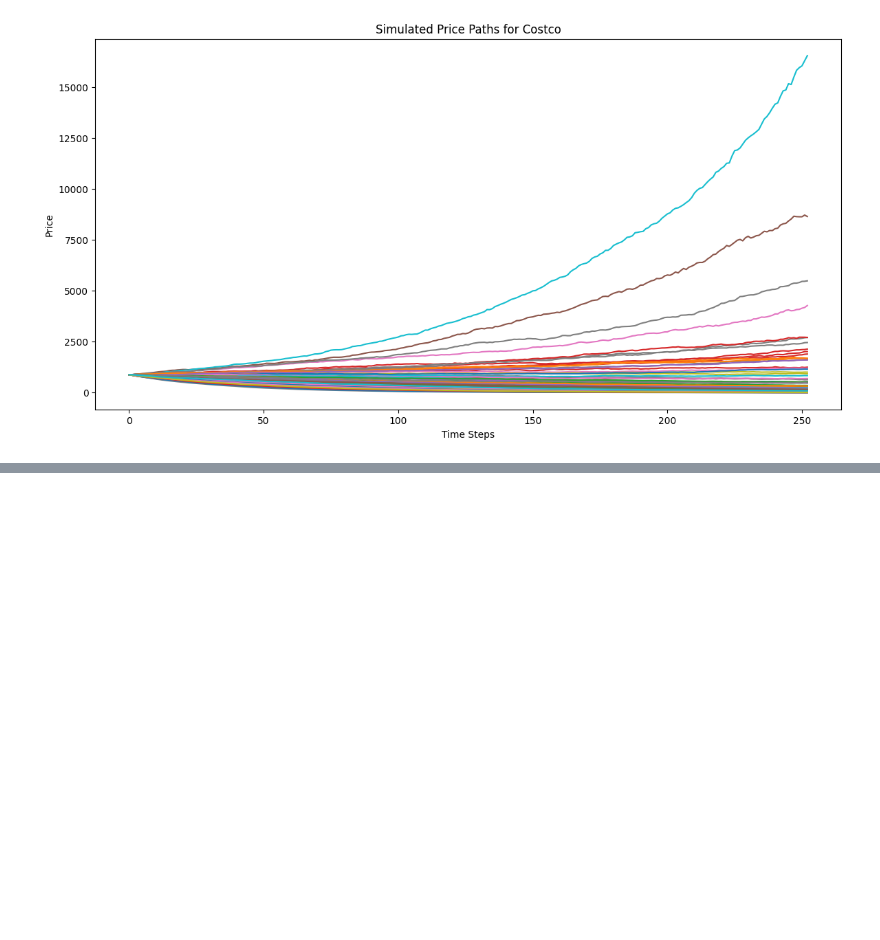
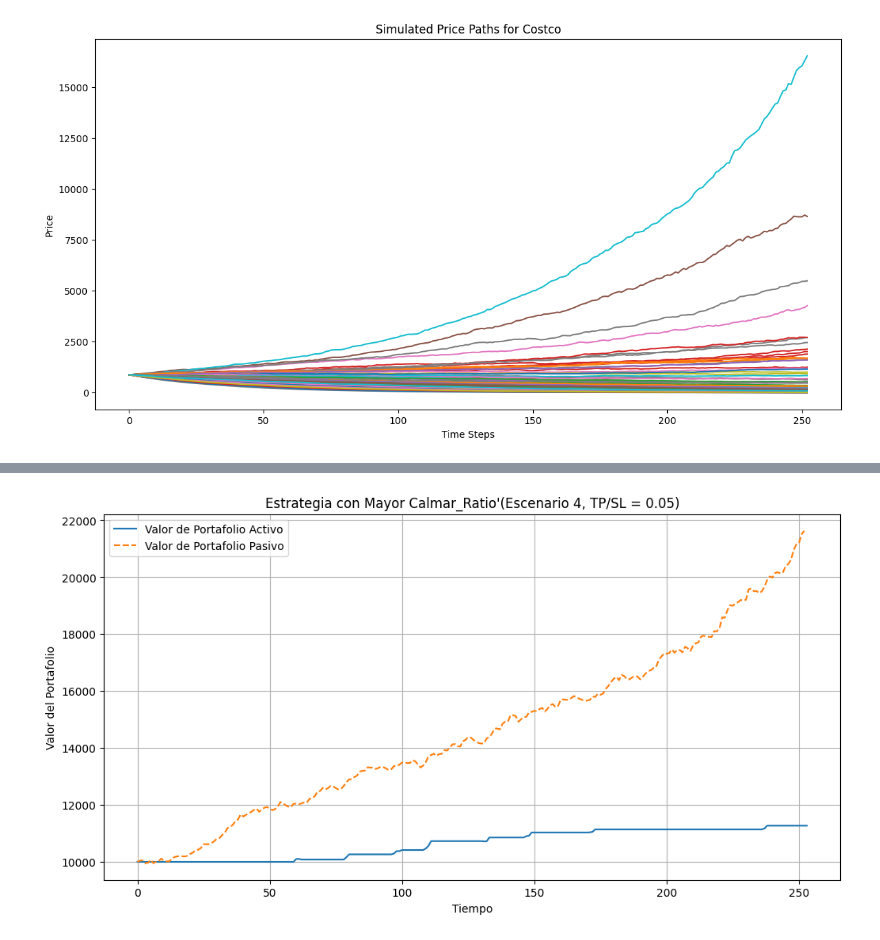
Before and after one commit to pmonroys/Trading, a Jupyter notebook: Proyecto 3/003 Generative Adversarial Networks.ipynb, the cells around one changed output, grey strips where cells are left out. Saved outputs shown, nothing was run; the diff lists cells and outputs as text; code cells hidden in the pictures; blank space fills up the shorter version.

```diff
--- a/Proyecto 3/Proyecto Trading 3 GANS Principal.ipynb
+++ b/Proyecto 3/003 Generative Adversarial Networks.ipynb
@@ -281,0 +366,20 @@ for pos in positions:
+# %%
+# Calcular el P&L de la estrategia pasiva para cada escenario
+passive_results = []
+for i, scenario_data in enumerate(simulated_prices):
+    scenario_df = pd.DataFrame(scenario_data, columns=['Close'])
+    initial_cash = 10000
+    initial_price = scenario_df['Close'].iloc[0]
+    final_price = scenario_df['Close'].iloc[-1]
+    shares = initial_cash / initial_price
+    final_value = shares * final_price
+    pnl_passive = final_value - initial_cash
+
+    # Guardar el resultado de la estrategia pasiva
+    passive_results.append({
+        'Escenario': i + 1,
+        'Passive_P&L': pnl_passive
+    })
+
+# Convertir los resultados de la estrategia pasiva en un DataFrame
+df_passive_results = pd.DataFrame(passive_results)
@@ -281,0 +437,71 @@ for pos in positions:
+# %%
+import matplotlib.pyplot as plt
+
+# Encontrar la estrategia con la mayor ganancia en P&L
+max_pnl_row = df_results.loc[df_results['Calmar_Ratio'].idxmax()]
+
+# Mostrar la información de la estrategia con mayor ganancia
+print("Estrategia con mayor Calmar_Ratio':")
+print(max_pnl_row)
+
+# Extraer el escenario y los parámetros de take profit y stop loss de la estrategia con mayor P&L
+escenario_max_pnl = int(max_pnl_row['Escenario'])  # Asegurarse de que sea un entero
+take_profit_stop_loss = max_pnl_row['Take_Profit_Stop_Loss']
+
+# Filtrar los datos del escenario correspondiente en simulated_prices
+scenario_data = simulated_prices[escenario_max_pnl - 1]  # -1 porque el índice empieza en 0
+scenario_df = pd.DataFrame(scenario_data, columns=['Close'])
+
+# Cálculo del valor del portafolio de la estrategia activa
+def calculate_active_portfolio(data, take_profit, stop_loss):
+    position_open = False
+    entry_price = 0
+    cash = 10000
+    shares = 0
+    portfolio_values = [cash]
+
+    for i in range(len(data)):
+        price = data['Close'].iloc[i]
+
+        # Señal de compra (RSI por debajo del umbral de compra)
+        if not position_open and data['RSI'].iloc[i] < 30:  # Umbral de compra para RSI
+            position_open = True
+            entry_price = price
+            shares = cash / entry_price
+
+        # Señal de venta (RSI por encima del umbral de venta o condiciones de take-profit / stop-loss)
+        elif position_open:
+            if (price >= entry_price * (1 + take_profit)) or (price <= entry_price * (1 - stop_loss)) or (data['RSI'].iloc[i] > 70):
+                position_open = False
+                cash = shares * price
+                shares = 0
+
+        # Registrar el valor del portafolio diario
+        portfolio_value = cash if not position_open else shares * price
+        portfolio_values.append(portfolio_value)
+
+    return portfolio_values
+
+# Calcular el valor del portafolio de la estrategia activa
+scenario_df = calculate_rsi(scenario_df)  # Calcular RSI si es necesario
+active_portfolio_values = calculate_active_portfolio(scenario_df, take_profit_stop_loss, take_profit_stop_loss)
+
+# Calcular el valor del portafolio de la estrategia pasiva
+initial_cash = 10000
+initial_price = scenario_df['Close'].iloc[0]
+shares = initial_cash / initial_price
+passive_portfolio_values = shares * scenario_df['Close']
+
+# Graficar ambos portafolios
+plt.figure(figsize=(12, 6))
+plt.plot(active_portfolio_values, label='Valor de Portafolio Activo')
+plt.plot(passive_portfolio_values, label='Valor de Portafolio Pasivo', linestyle='--')
+
+# Configuración del gráfico
+plt.title(f"Estrategia con Mayor Calmar_Ratio'(Escenario {escenario_max_pnl}, TP/SL = {take_profit_stop_loss})")
+plt.xlabel("Tiempo")
+plt.ylabel("Valor del Portafolio")
+plt.legend()
+plt.grid()
+plt.show()
+# %% [output]
@@ -281,0 +517 @@ for pos in positions:
+[figure, added]
```
Also changed, not shown: parts of 18 cells of this notebook.
